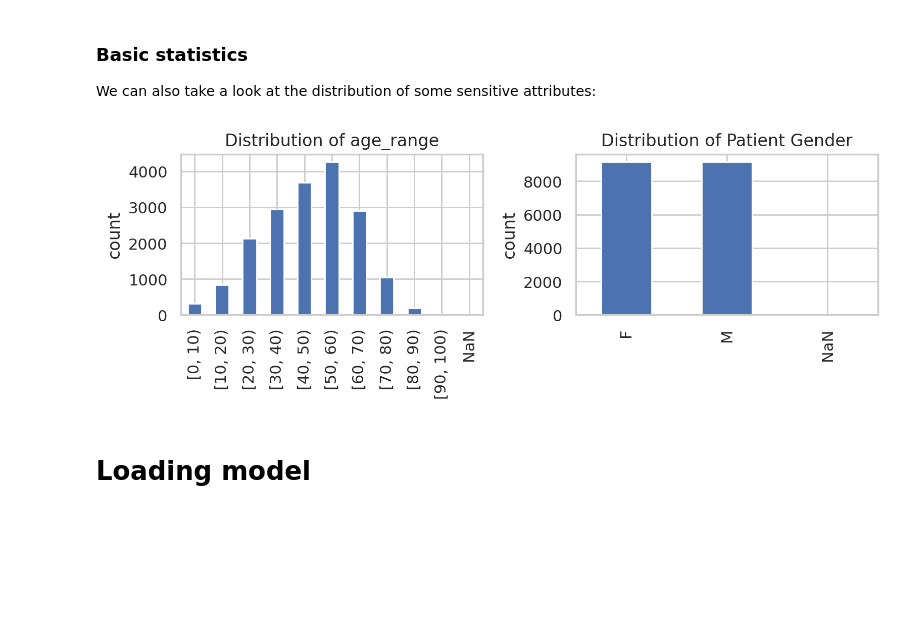
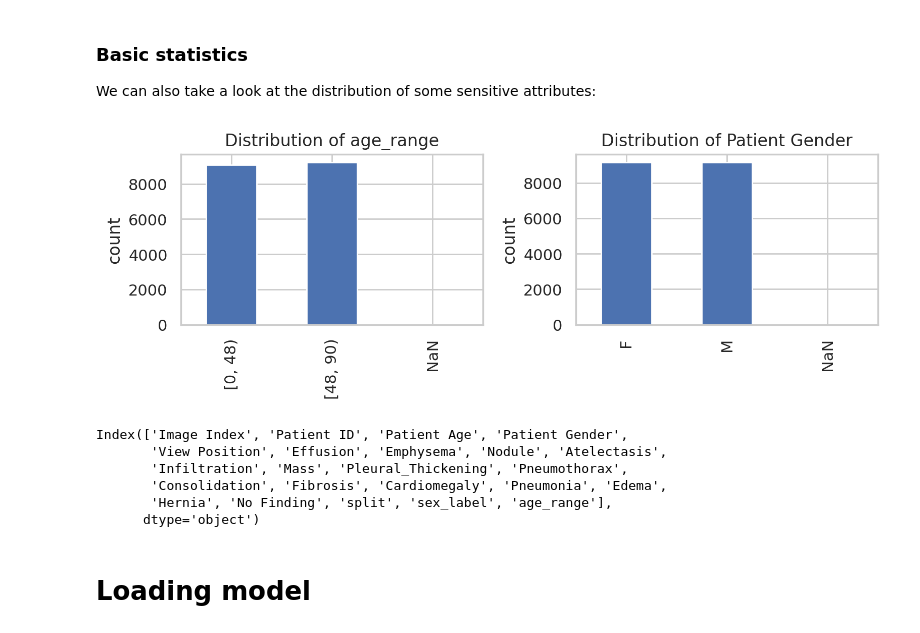
Before and after one commit to jereml99/RAI_fairness_exercise, a Jupyter notebook: age.ipynb, the cells around one changed output. Drawn from its saved outputs; the diff is of its cells as text; code cells hidden in the pictures; blank space fills up the shorter version.

Commit message:
Refactor code to handle age as a sensitive label in ChestXrayDataset

```diff
--- a/Race.ipynb
+++ b/age.ipynb
@@ -31,31 +31,38 @@ We can also take a look at the distribution of some sensitive attributes:
 # %%
 def plot_distribution_by_value(metadata, column_name):
     if isinstance(column_name, str):
         nan_count = metadata[column_name].isna().sum()
         nan_series = pd.Series([nan_count], index=['NaN'])
         counts_ = metadata[column_name].value_counts().sort_index()
         counts_with_nan = pd.concat([counts_, nan_series])
 
         counts_with_nan.plot(kind='bar',title='Distribution of {}'.format(column_name))
         plt.ylabel('count')
     elif isinstance(column_name, list):
         fig, axes = plt.subplots( 1, len(column_name), figsize=( len(column_name)*4,3),dpi=200)
         for i,col in enumerate(column_name):
             nan_count = metadata[col].isna().sum()
             nan_series = pd.Series([nan_count], index=['NaN'])
             counts_ = metadata[col].value_counts().sort_index()
             counts_with_nan = pd.concat([counts_, nan_series])
 
             counts_with_nan.plot(kind='bar',title='Distribution of {}'.format(col),ax=axes[i])
             axes[i].set_ylabel('count')
     plt.tight_layout()
     plt.show()
-metadata['age_range'] = pd.cut(metadata['Patient Age'], bins=[0,10,20,30,40,50,60,70,80,90,100], right=False)
+metadata['age_range'] = pd.cut(metadata['Patient Age'], bins=[0,48,90], right=False)
 plot_distribution_by_value(metadata, ['age_range','Patient Gender'])
 # %% [output]
-[figure, old version]
+[figure, new version]
 # %%
 metadata.columns
+# %% [output]
+Index(['Image Index', 'Patient ID', 'Patient Age', 'Patient Gender',
+       'View Position', 'Effusion', 'Emphysema', 'Nodule', 'Atelectasis',
+       'Infiltration', 'Mass', 'Pleural_Thickening', 'Pneumothorax',
+       'Consolidation', 'Fibrosis', 'Cardiomegaly', 'Pneumonia', 'Edema',
+       'Hernia', 'No Finding', 'split', 'sex_label', 'age_range'],
+      dtype='object')
 # %% [markdown]
 # Loading model
 # %%
```
Also changed, not shown: parts of 5 cells of this notebook, 2 other files.
